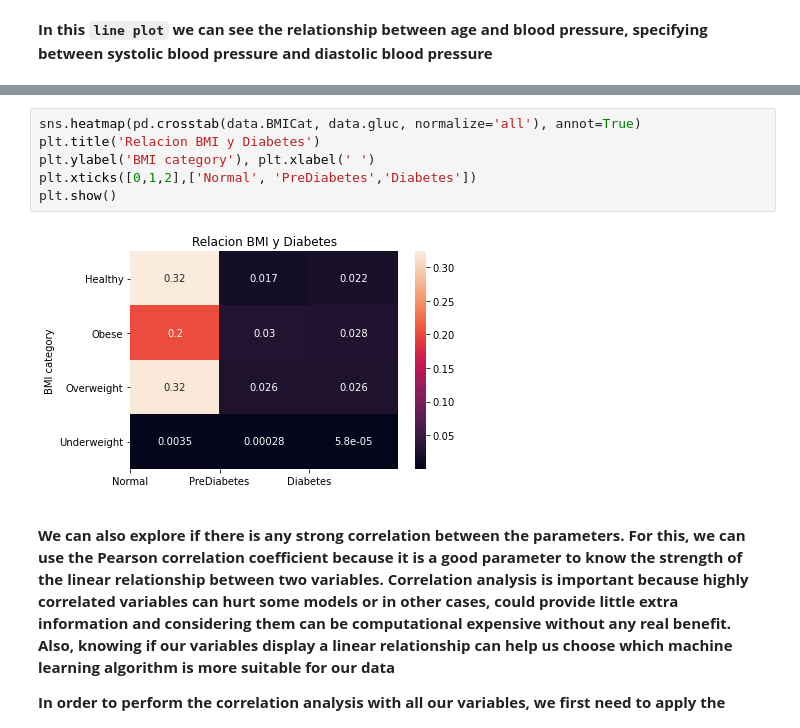
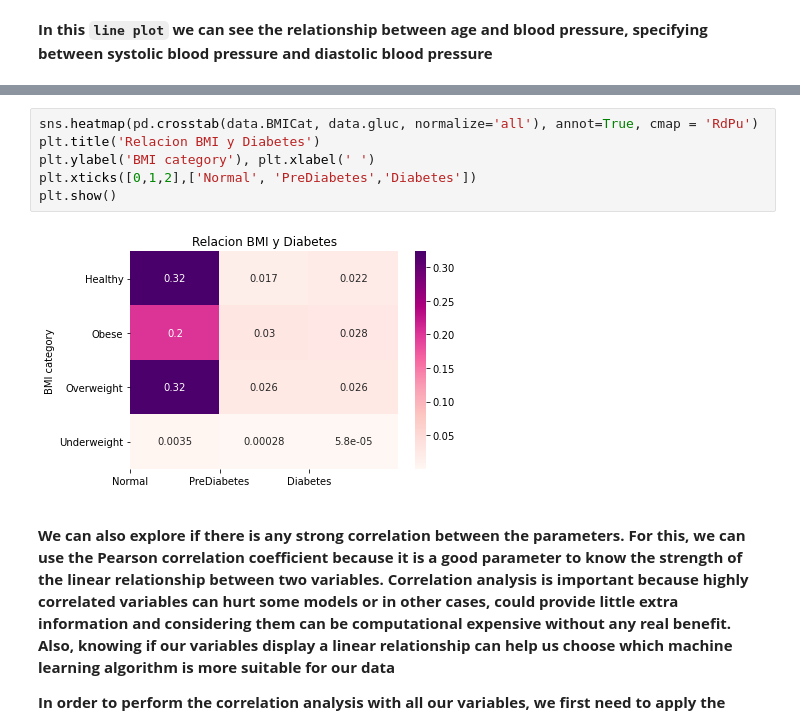
Before and after one commit to Garcia-Gonzalo/risk_factors, a Jupyter notebook: scripts/visualizaciones_final.ipynb, the cells around one changed output, grey strips where cells are left out. Cells and saved outputs as stored; diff of their text form.

Commit message:
visualizaciones final update

```diff
--- a/scripts/visualizaciones_final.ipynb
+++ b/scripts/visualizaciones_final.ipynb
@@ -182,11 +197,11 @@ plt.legend(['SBP','DBP'])
 # %%
-sns.heatmap(pd.crosstab(data.BMICat, data.gluc, normalize='all'), annot=True)
+sns.heatmap(pd.crosstab(data.BMICat, data.gluc, normalize='all'), annot=True, cmap = 'RdPu')
 plt.title('Relacion BMI y Diabetes')
 plt.ylabel('BMI category'), plt.xlabel(' ')
 plt.xticks([0,1,2],['Normal', 'PreDiabetes','Diabetes'])
 plt.show()
 # %% [output]
-[figure, old version]
+[figure, new version]
 # %% [markdown]
 **We can also explore if there is any strong correlation between the parameters. For this, we can use the Pearson correlation coefficient because it is a good parameter to know the strength of the linear relationship between two variables.
 Correlation analysis is important because highly correlated variables can hurt some models or in other cases, could provide little extra information and considering them can be computational expensive without any real benefit. Also, knowing if our variables display a linear relationship can help us choose which machine learning algorithm is more suitable for our data**
```
Also changed, not shown: parts of 5 cells of this notebook.
